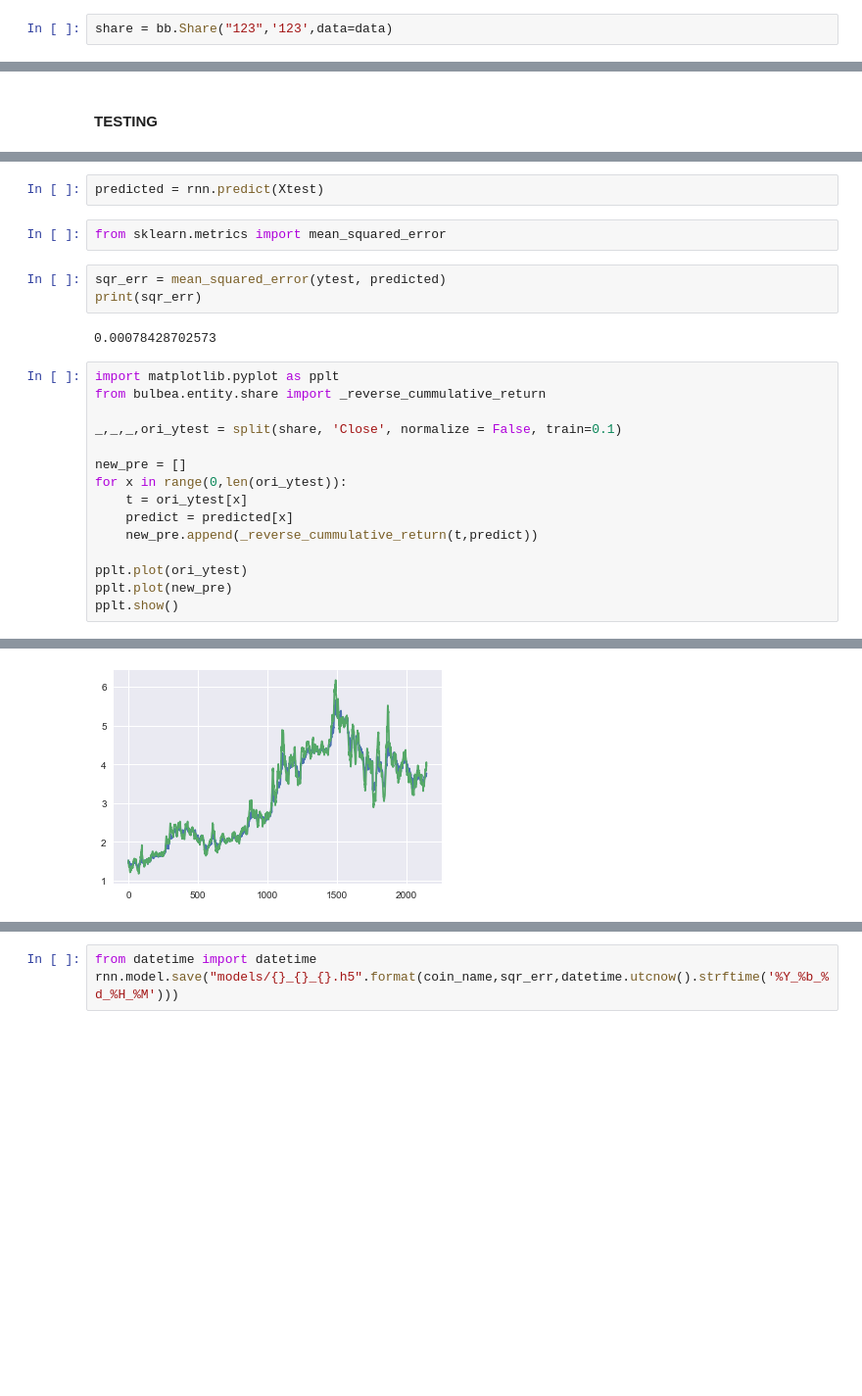
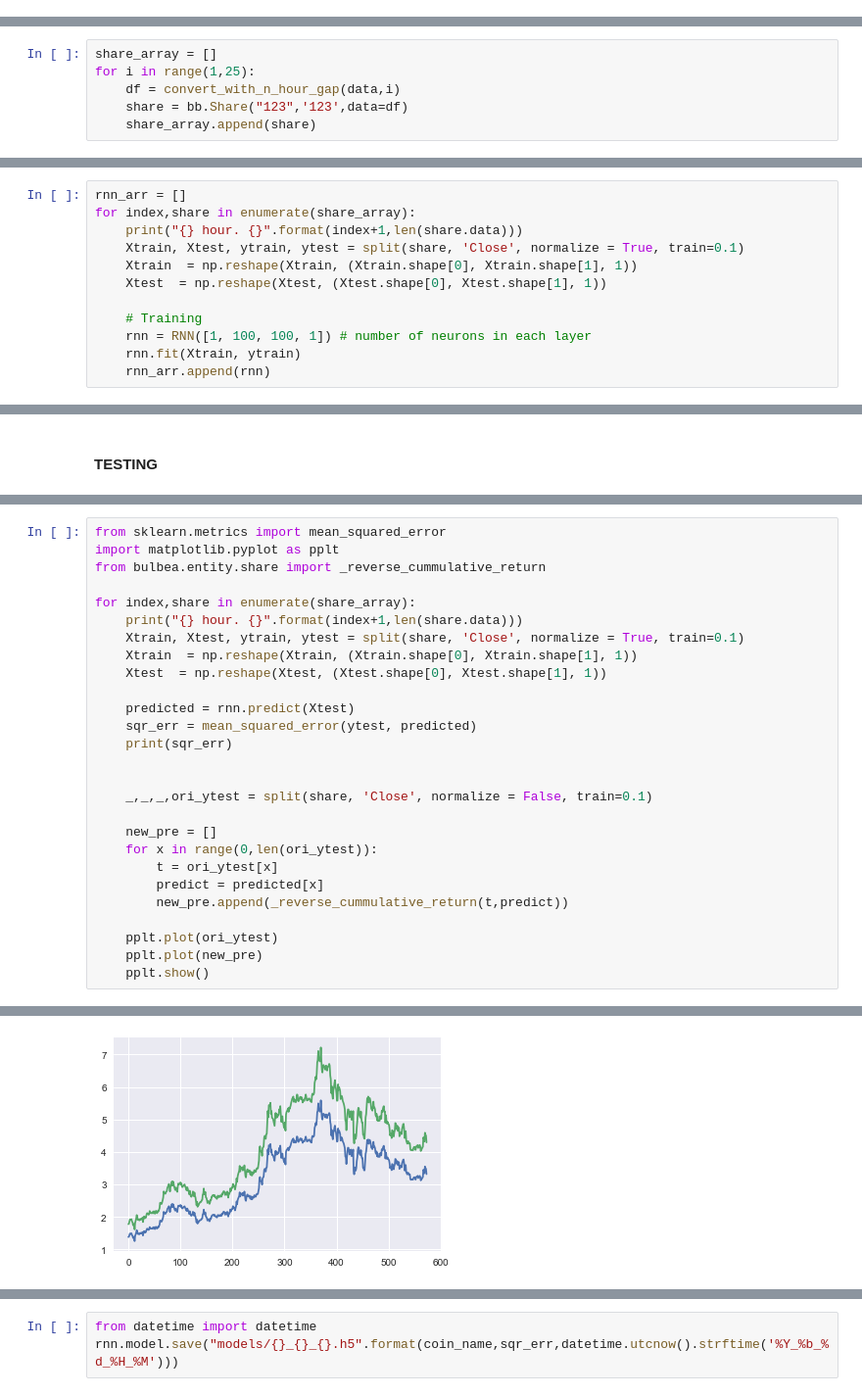
Before and after one commit to hao44le/gelei_bulbea, a Jupyter notebook: bulbea for RDN.ipynb, the cells around one changed output, grey strips where cells are left out. Shown at 98% size. Drawn from its saved outputs; the diff is of its cells as text; blank space fills up the shorter version.

Commit message:
train a group of models

```diff
--- a/bulbea for RDN.ipynb
+++ b/bulbea for RDN.ipynb
@@ -18,5 +18,3 @@ Go ahead and create a `Share` object as follows:
 # %%
 coin_name = 'raiden-network-token'
 data = coinmarketcap_data(coin_name)
-# %%
-share = bb.Share("123",'123',data=data)
@@ -70,0 +62,6 @@ bands.tail(nsamples)
+# %%
+share_array = []
+for i in range(1,25):
+    df = convert_with_n_hour_gap(data,i)
+    share = bb.Share("123",'123',data=df)
+    share_array.append(share)
@@ -117,0 +93,12 @@ Epoch 10/10
+# %%
+rnn_arr = []
+for index,share in enumerate(share_array):
+    print("{} hour. {}".format(index+1,len(share.data)))
+    Xtrain, Xtest, ytrain, ytest = split(share, 'Close', normalize = True, train=0.1)
+    Xtrain  = np.reshape(Xtrain, (Xtrain.shape[0], Xtrain.shape[1], 1))
+    Xtest  = np.reshape(Xtest, (Xtest.shape[0], Xtest.shape[1], 1))
+
+    # Training
+    rnn = RNN([1, 100, 100, 1]) # number of neurons in each layer
+    rnn.fit(Xtrain, ytrain)
+    rnn_arr.append(rnn)
@@ -140,25 +127,28 @@ _________________________________________________________________
-# %%
-predicted = rnn.predict(Xtest)
-# %%
-from sklearn.metrics import mean_squared_error
-# %%
-sqr_err = mean_squared_error(ytest, predicted)
-print(sqr_err)
-# %% [output]
-0.00078428702573
 # %%
+from sklearn.metrics import mean_squared_error
 import matplotlib.pyplot as pplt
 from bulbea.entity.share import _reverse_cummulative_return
 
-_,_,_,ori_ytest = split(share, 'Close', normalize = False, train=0.1)
+for index,share in enumerate(share_array):
+    print("{} hour. {}".format(index+1,len(share.data)))
+    Xtrain, Xtest, ytrain, ytest = split(share, 'Close', normalize = True, train=0.1)
+    Xtrain  = np.reshape(Xtrain, (Xtrain.shape[0], Xtrain.shape[1], 1))
+    Xtest  = np.reshape(Xtest, (Xtest.shape[0], Xtest.shape[1], 1))
 
-new_pre = []
-for x in range(0,len(ori_ytest)):
-    t = ori_ytest[x]
-    predict = predicted[x]
-    new_pre.append(_reverse_cummulative_return(t,predict))
+    predicted = rnn.predict(Xtest)
+    sqr_err = mean_squared_error(ytest, predicted)
+    print(sqr_err)
 
-pplt.plot(ori_ytest)
-pplt.plot(new_pre)
-pplt.show()
+
+    _,_,_,ori_ytest = split(share, 'Close', normalize = False, train=0.1)
+
+    new_pre = []
+    for x in range(0,len(ori_ytest)):
+        t = ori_ytest[x]
+        predict = predicted[x]
+        new_pre.append(_reverse_cummulative_return(t,predict))
+
+    pplt.plot(ori_ytest)
+    pplt.plot(new_pre)
+    pplt.show()
 # %% [output]
@@ -165 +159 @@ pplt.show()
-[figure, old version]
+[figure, new version]
```
Also changed, not shown: parts of 33 cells of this notebook, 4 other files.
